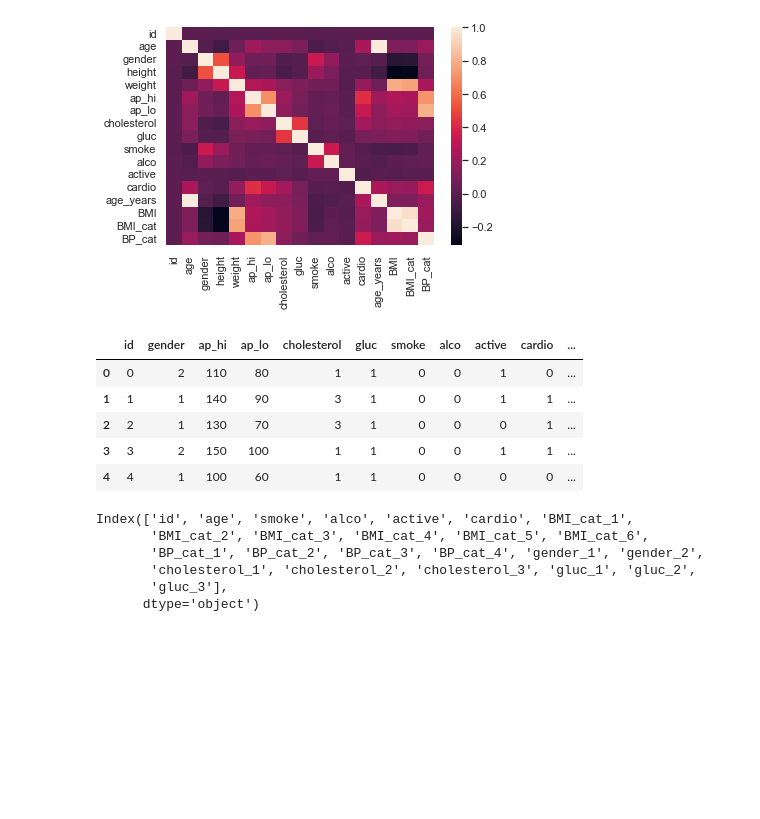
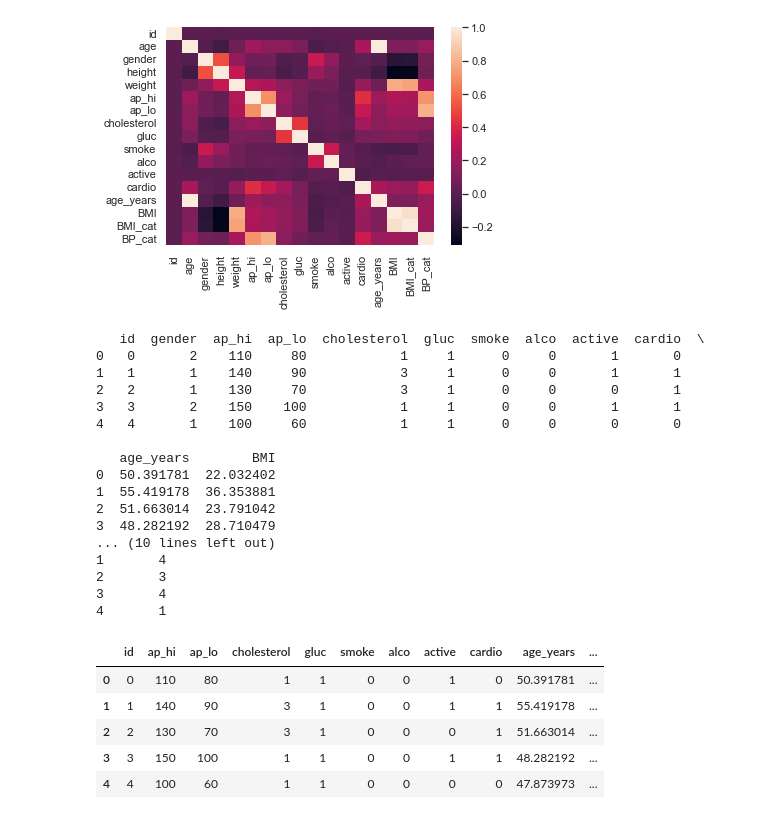
Before and after one commit to Lelelass/Machine-learning-Lassarade, a Jupyter notebook: labb_1/2-0-0.ipynb, the cells around one changed output. Cells and saved outputs as stored; diff of their text form; code cells hidden in the pictures; blank space fills up the shorter version.

```diff
--- a/labb_1/2-0-0.ipynb
+++ b/labb_1/2-0-0.ipynb
@@ -255,29 +255,40 @@ sns.heatmap(df_cardio.corr());
 # %%
 df_cardio_categorical_features = df_cardio.drop(['ap_hi', 'ap_lo', 'age_years', 'height', 'weight', 'BMI'], axis =1)
 df_cardio_features = df_cardio.drop(['BMI_cat', 'BP_cat','height', 'weight', 'age'], axis =1)
-df_cardio_features["age_years"] = df_cardio_features["age_years"].astype(int)
-df_cardio_features["BMI"] = df_cardio_features["BMI"].astype(int)
 
 
 
 
 #Round BMI, keep age years and round
-df_cardio_features.head()
+print(df_cardio_features.head())
+print(df_cardio_categorical_features.head())
 # %% [output]
-|  | id | gender | ap_hi | ap_lo | cholesterol | gluc | smoke | alco | active | cardio | ... |
-| 0 | 0 | 2 | 110 | 80 | 1 | 1 | 0 | 0 | 1 | 0 | ... |
-| 1 | 1 | 1 | 140 | 90 | 3 | 1 | 0 | 0 | 1 | 1 | ... |
-| 2 | 2 | 1 | 130 | 70 | 3 | 1 | 0 | 0 | 0 | 1 | ... |
-| 3 | 3 | 2 | 150 | 100 | 1 | 1 | 0 | 0 | 1 | 1 | ... |
-| 4 | 4 | 1 | 100 | 60 | 1 | 1 | 0 | 0 | 0 | 0 | ... |
+   id  gender  ap_hi  ap_lo  cholesterol  gluc  smoke  alco  active  cardio  \
+0   0       2    110     80            1     1      0     0       1       0
+1   1       1    140     90            3     1      0     0       1       1
+2   2       1    130     70            3     1      0     0       0       1
+3   3       2    150    100            1     1      0     0       1       1
+4   4       1    100     60            1     1      0     0       0       0
+
+   age_years        BMI
+0  50.391781  22.032402
+1  55.419178  36.353881
+2  51.663014  23.791042
+3  48.282192  28.710479
+... (10 lines left out)
+1       4
+2       3
+3       4
+4       1
 # %%
 df_cardio_categorical_features_encoded = pd.get_dummies(df_cardio_categorical_features, columns= ['BMI_cat', 'BP_cat', 'gender', 'cholesterol','gluc'])
 df_cardio_categorical_features_encoded.columns
-#df_cardio_features_features_econded = pd.get_dummies(df_cardio_features, columns= ['BMI', 'age_years', 'gender', 'cholesterol','gluc'])
+df_cardio_features_features_econded = pd.get_dummies(df_cardio_features, columns= ['gender'])
+df_cardio_features_features_econded.head()
 # %% [output]
-Index(['id', 'age', 'smoke', 'alco', 'active', 'cardio', 'BMI_cat_1',
-       'BMI_cat_2', 'BMI_cat_3', 'BMI_cat_4', 'BMI_cat_5', 'BMI_cat_6',
-       'BP_cat_1', 'BP_cat_2', 'BP_cat_3', 'BP_cat_4', 'gender_1', 'gender_2',
-       'cholesterol_1', 'cholesterol_2', 'cholesterol_3', 'gluc_1', 'gluc_2',
-       'gluc_3'],
-      dtype='object')
+|  | id | ap_hi | ap_lo | cholesterol | gluc | smoke | alco | active | cardio | age_years | ... |
+| 0 | 0 | 110 | 80 | 1 | 1 | 0 | 0 | 1 | 0 | 50.391781 | ... |
+| 1 | 1 | 140 | 90 | 3 | 1 | 0 | 0 | 1 | 1 | 55.419178 | ... |
+| 2 | 2 | 130 | 70 | 3 | 1 | 0 | 0 | 0 | 1 | 51.663014 | ... |
+| 3 | 3 | 150 | 100 | 1 | 1 | 0 | 0 | 1 | 1 | 48.282192 | ... |
+| 4 | 4 | 100 | 60 | 1 | 1 | 0 | 0 | 0 | 0 | 47.873973 | ... |
```
